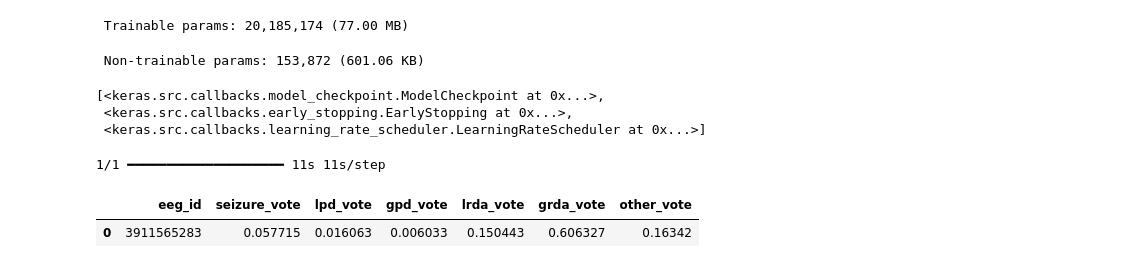
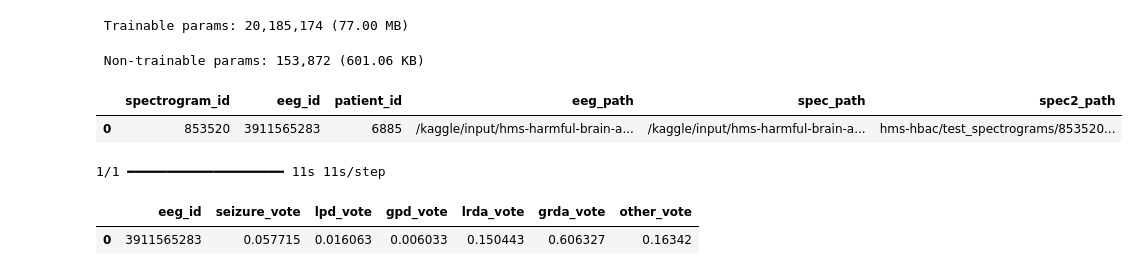
Before and after one commit to ksk0629/kaggle_hms_harmful_brain_activity_classification, a Jupyter notebook: notebooks/predict_hms_hbac.ipynb, the cells around one changed output. Cells and saved outputs as stored; diff of their text form; code cells hidden in the pictures.

```diff
--- a/notebooks/predict_hms_hbac.ipynb
+++ b/notebooks/predict_hms_hbac.ipynb
@@ -79,10 +75,3 @@ Model: "image_classifier_1"
  Total params: 20,339,046 (77.59 MB)
  Trainable params: 20,185,174 (77.00 MB)
  Non-trainable params: 153,872 (601.06 KB)
-# %%
-trainer.set_callbacks()
-trainer.callbacks
-# %% [output]
-[<keras.src.callbacks.model_checkpoint.ModelCheckpoint at 0x...>,
- <keras.src.callbacks.early_stopping.EarlyStopping at 0x...>,
- <keras.src.callbacks.learning_rate_scheduler.LearningRateScheduler at 0x...>]
@@ -88,0 +81,13 @@ trainer.callbacks
+# %%
+BASE_PATH = "/kaggle/input/hms-harmful-brain-activity-classification"
+SPEC_DIR = "hms-hbac"
+os.makedirs(SPEC_DIR+'/test_spectrograms', exist_ok=True)
+
+test_df = pd.read_csv(f'{BASE_PATH}/test.csv')
+test_df['eeg_path'] = f'{BASE_PATH}/test_eegs/'+test_df['eeg_id'].astype(str)+'.parquet'
+test_df['spec_path'] = f'{BASE_PATH}/test_spectrograms/'+test_df['spectrogram_id'].astype(str)+'.parquet'
+test_df['spec2_path'] = f'{SPEC_DIR}/test_spectrograms/'+test_df['spectrogram_id'].astype(str)+'.npy'
+display(test_df.head(2))
+# %% [output]
+|  | spectrogram_id | eeg_id | patient_id | eeg_path | spec_path | spec2_path |
+| 0 | 853520 | 3911565283 | 6885 | /kaggle/input/hms-harmful-brain-a... | /kaggle/input/hms-harmful-brain-a... | hms-hbac/test_spectrograms/853520... |
```
Also changed, not shown: parts of 7 cells of this notebook.
